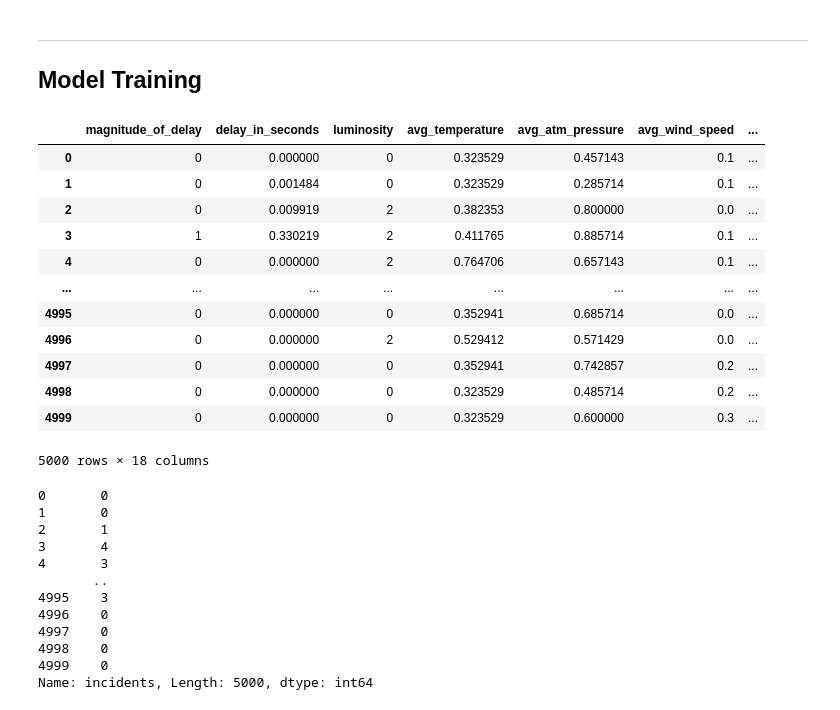
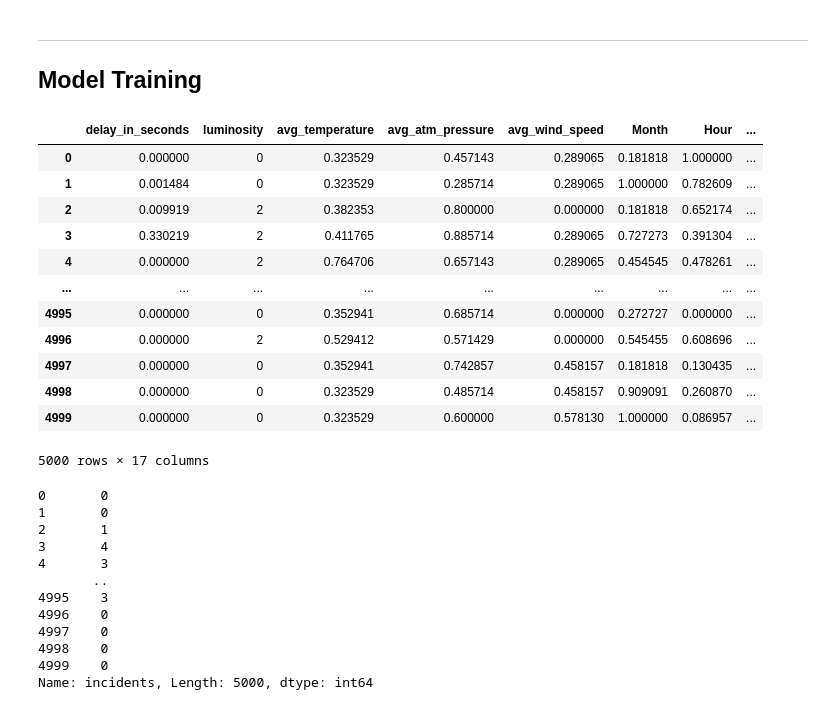
Before and after one commit to bohdan167/DAA, a Jupyter notebook: Datasets_&_Notebooks/Competition/Modeling.ipynb, the cells around one changed output. Saved outputs shown, nothing was run; the diff lists cells and outputs as text; code cells hidden in the pictures.

```diff
--- a/Datasets_&_Notebooks/Competition/Modeling.ipynb
+++ b/Datasets_&_Notebooks/Competition/Modeling.ipynb
@@ -46,24 +47,24 @@ test.head()
 ## Model Training
 # %%
 #divisão do target
-x = traffic.drop(['incidents'], axis=1) # input features - everything except the incidents feature
-y = traffic['incidents']             # target feature - incidents
+X = traffic.drop(['incidents'], axis=1) # input features - everything except the incidents feature
+y = traffic['incidents']                # target feature - incidents
 
-x
+X
 # %% [output]
-|  | magnitude_of_delay | delay_in_seconds | luminosity | avg_temperature | avg_atm_pressure | avg_wind_speed | ... |
-| 0 | 0 | 0.000000 | 0 | 0.323529 | 0.457143 | 0.1 | ... |
-| 1 | 0 | 0.001484 | 0 | 0.323529 | 0.285714 | 0.1 | ... |
-| 2 | 0 | 0.009919 | 2 | 0.382353 | 0.800000 | 0.0 | ... |
-| 3 | 1 | 0.330219 | 2 | 0.411765 | 0.885714 | 0.1 | ... |
-| 4 | 0 | 0.000000 | 2 | 0.764706 | 0.657143 | 0.1 | ... |
-| ... | ... | ... | ... | ... | ... | ... | ... |
-| 4995 | 0 | 0.000000 | 0 | 0.352941 | 0.685714 | 0.0 | ... |
-| 4996 | 0 | 0.000000 | 2 | 0.529412 | 0.571429 | 0.0 | ... |
-| 4997 | 0 | 0.000000 | 0 | 0.352941 | 0.742857 | 0.2 | ... |
-| 4998 | 0 | 0.000000 | 0 | 0.323529 | 0.485714 | 0.2 | ... |
-| 4999 | 0 | 0.000000 | 0 | 0.323529 | 0.600000 | 0.3 | ... |
+|  | delay_in_seconds | luminosity | avg_temperature | avg_atm_pressure | avg_wind_speed | Month | Hour | ... |
+| 0 | 0.000000 | 0 | 0.323529 | 0.457143 | 0.289065 | 0.181818 | 1.000000 | ... |
+| 1 | 0.001484 | 0 | 0.323529 | 0.285714 | 0.289065 | 1.000000 | 0.782609 | ... |
+| 2 | 0.009919 | 2 | 0.382353 | 0.800000 | 0.000000 | 0.181818 | 0.652174 | ... |
+| 3 | 0.330219 | 2 | 0.411765 | 0.885714 | 0.289065 | 0.727273 | 0.391304 | ... |
+| 4 | 0.000000 | 2 | 0.764706 | 0.657143 | 0.289065 | 0.454545 | 0.478261 | ... |
+| ... | ... | ... | ... | ... | ... | ... | ... | ... |
+| 4995 | 0.000000 | 0 | 0.352941 | 0.685714 | 0.000000 | 0.272727 | 0.000000 | ... |
+| 4996 | 0.000000 | 2 | 0.529412 | 0.571429 | 0.000000 | 0.545455 | 0.608696 | ... |
+| 4997 | 0.000000 | 0 | 0.352941 | 0.742857 | 0.458157 | 0.181818 | 0.130435 | ... |
+| 4998 | 0.000000 | 0 | 0.323529 | 0.485714 | 0.458157 | 0.909091 | 0.260870 | ... |
+| 4999 | 0.000000 | 0 | 0.323529 | 0.600000 | 0.578130 | 1.000000 | 0.086957 | ... |
-5000 rows × 18 columns
+5000 rows × 17 columns
 # %%
 y
 # %% [output]
```
Also changed, not shown: parts of 17 cells of this notebook, 4 other files.
